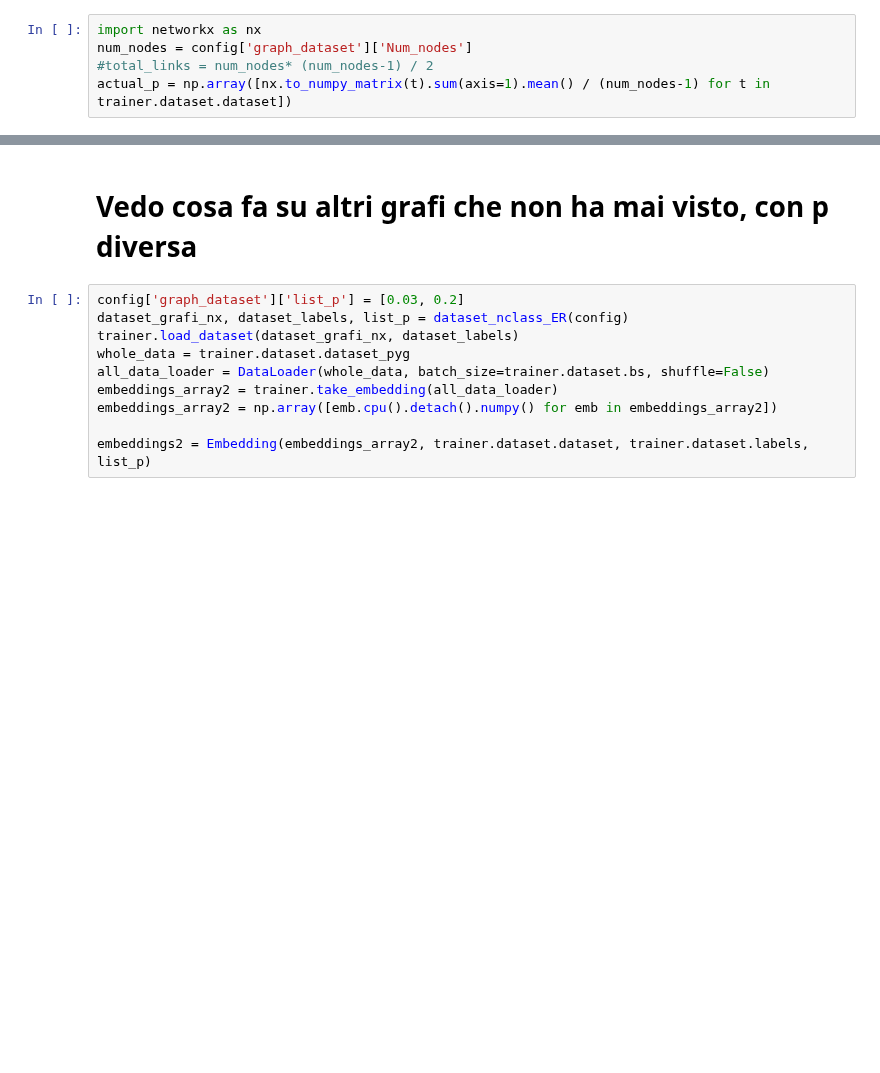
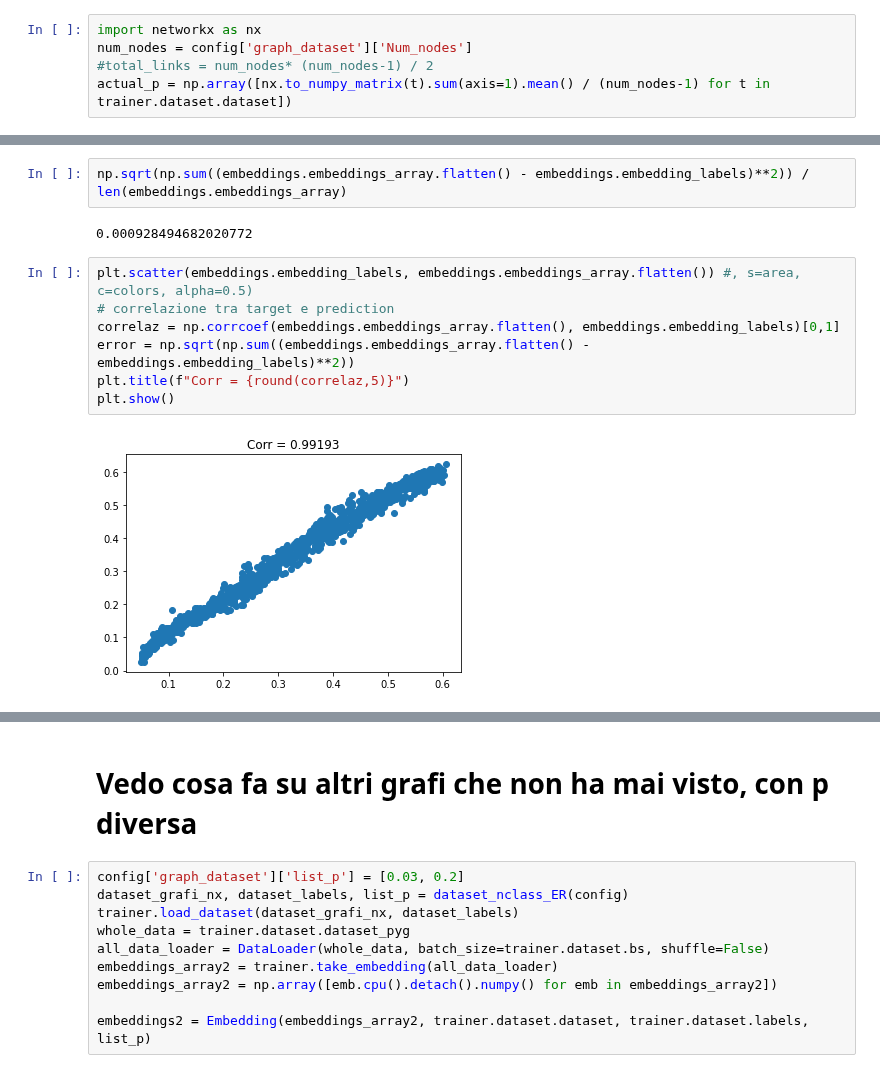
Before and after one commit to dandarm/Embednet, a Jupyter notebook: Embedding_dim.ipynb, the cells around one changed output, grey strips where cells are left out. Drawn from its saved outputs; the diff is of its cells as text; blank space fills up the shorter version.

```diff
--- a/Embedding_dim.ipynb
+++ b/Embedding_dim.ipynb
@@ -140,0 +146,13 @@ for p in list_p:
+# %%
+np.sqrt(np.sum((embeddings.embeddings_array.flatten() - embeddings.embedding_labels)**2)) / len(embeddings.embeddings_array)
+# %% [output]
+0.000928494682020772
+# %%
+plt.scatter(embeddings.embedding_labels, embeddings.embeddings_array.flatten()) #, s=area, c=colors, alpha=0.5)
+# correlazione tra target e prediction
+correlaz = np.corrcoef(embeddings.embeddings_array.flatten(), embeddings.embedding_labels)[0,1]
+error = np.sqrt(np.sum((embeddings.embeddings_array.flatten() - embeddings.embedding_labels)**2))
+plt.title(f"Corr = {round(correlaz,5)}")
+plt.show()
+# %% [output]
+[figure, added]
```
Also changed, not shown: parts of 14 cells of this notebook, 15 other files.
